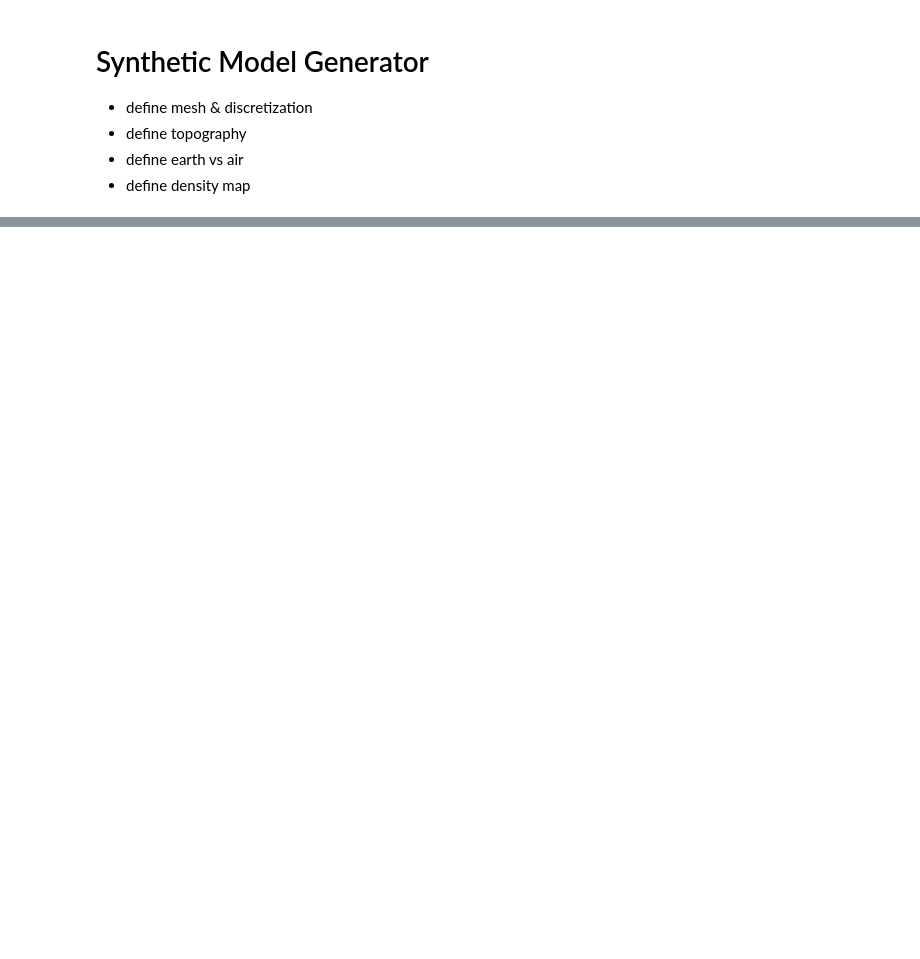
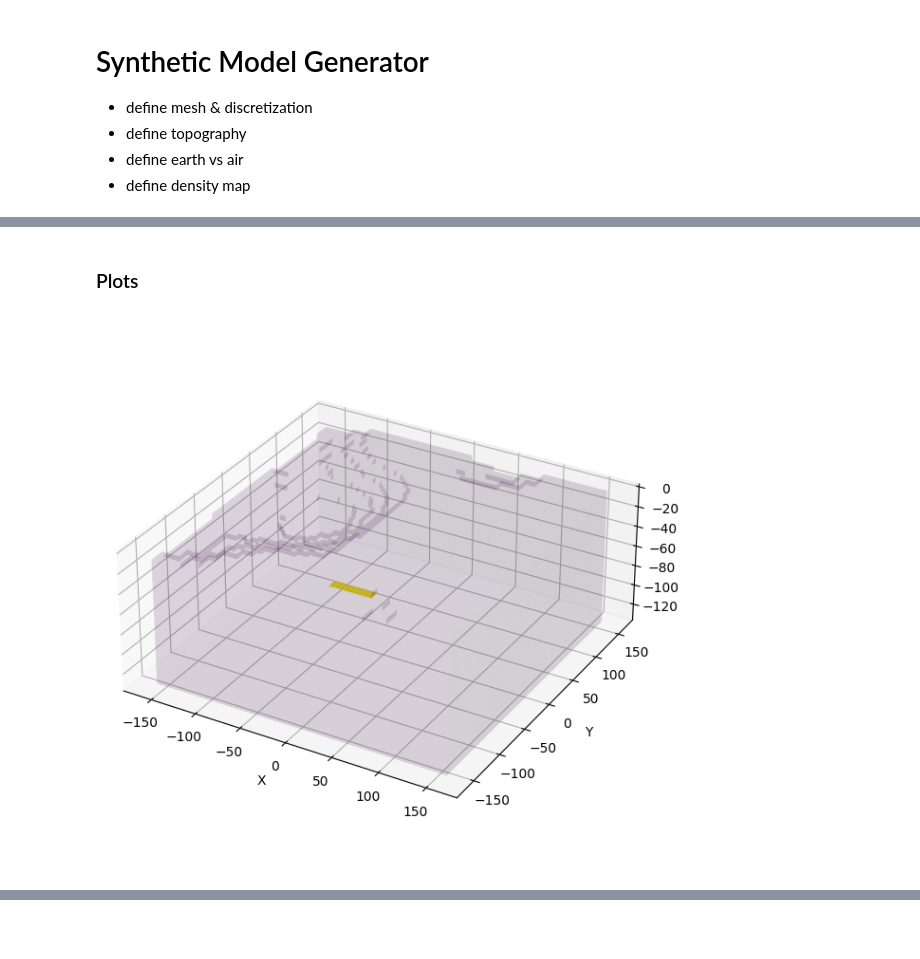
Before and after one commit to Exascale-Systems/geai, a Jupyter notebook: generator.ipynb, the cells around one changed output, grey strips where cells are left out. Cells and saved outputs as stored; diff of their text form; code cells hidden in the pictures; blank space fills up the shorter version.

```diff
--- a/generator.ipynb
+++ b/generator.ipynb
@@ -238,0 +219,80 @@ plot_density_contrast(mesh, ind_active, true_model)
+# %% [markdown]
+### Plots
+# %%
+
+# If you want to visualize where the blocks landed:
+# import matplotlib.pyplot as plt
+fig = plt.figure(figsize=(5,4)); ax = fig.add_subplot(111, projection='3d')
+CCa = mesh.gridCC[ind_active]
+ax.scatter(CCa[~blocks_mask,0], CCa[~blocks_mask,1], CCa[~blocks_mask,2], s=1, alpha=0.02)
+ax.scatter(CCa[blocks_mask,0],   CCa[blocks_mask,1],   CCa[blocks_mask,2],   s=1)
+plt.show()
+
+plot_density_contrast(mesh, ind_active, true_model)
+# %%
+import numpy as np
+import matplotlib.pyplot as plt
+from matplotlib import cm
+
+def plot_voxels_by_density_simple(
+    mesh,
+    ind_active,
+    active_density,
+    mode="abs",          # "abs" → use |density| for color/alpha, "raw" → use raw values
+    cmap="viridis",
+    alpha_min=0.05,
+    alpha_max=0.95,
+    edgecolor=None,
+    linewidth=0.0,
+    figsize=(7,6),
+):
+    """
+    Minimal voxel renderer for SimPEG/discretize TensorMesh models.
+    - Draws only active cells; opacity encodes density magnitude (or value).
+    """
+    # Expand active densities to full cell vector and reshape (discretize uses Fortran order)
+    full = np.full(mesh.nC, np.nan)
+    full[ind_active] = np.asarray(active_density, float)
+    grid = full.reshape(mesh.shape_cells, order="F")
+
+    # Build cell-edge grids once so physical sizes are correct
+    x = mesh.x0[0] + np.r_[0.0, np.cumsum(mesh.h[0])]
+    y = mesh.x0[1] + np.r_[0.0, np.cumsum(mesh.h[1])]
+    z = mesh.x0[2] + np.r_[0.0, np.cumsum(mesh.h[2])]
+    X, Y, Z = np.meshgrid(x, y, z, indexing="ij")
+
+    filled = ~np.isnan(grid)
+    vals = np.abs(np.nan_to_num(grid)) if mode == "abs" else np.nan_to_num(grid)
+
+    if np.any(filled):
+        vmin = float(np.nanmin(vals[filled]))
+        vmax = float(np.nanmax(vals[filled]))
+        if not np.isfinite(vmin): vmin = 0.0
+        if not np.isfinite(vmax) or vmax <= vmin: vmax = vmin + 1e-9
+    else:
+        vmin, vmax = 0.0, 1.0
+
+    # Normalize → color + alpha
+    t = np.clip((vals - vmin) / (vmax - vmin), 0.0, 1.0)
+    rgba = cm.get_cmap(cmap)(t)
+    rgba[..., 3] = alpha_min + (alpha_max - alpha_min) * t
+    rgba[np.isnan(grid)] = 0.0  # fully transparent for inactive cells
+
+    # Plot
+    fig = plt.figure(figsize=figsize)
+    ax = fig.add_subplot(111, projection="3d")
+    ax.voxels(X, Y, Z, filled, facecolors=rgba, edgecolor=edgecolor, linewidth=linewidth)
+
+    ax.set_box_aspect((np.sum(mesh.h[0]), np.sum(mesh.h[1]), np.sum(mesh.h[2])))
+    ax.set_xlabel("X"); ax.set_ylabel("Y"); ax.set_zlabel("Z")
+    plt.tight_layout()
+    plt.show()
+
+plot_voxels_by_density_simple(
+    mesh, ind_active, true_model,
+    mode="abs", cmap="viridis",
+    alpha_min=0.08, alpha_max=0.98,
+    edgecolor=None, linewidth=0.0,
+)
+# %% [output]
+[figure, added]
```
Also changed, not shown: parts of 17 cells of this notebook, 2 other files.
